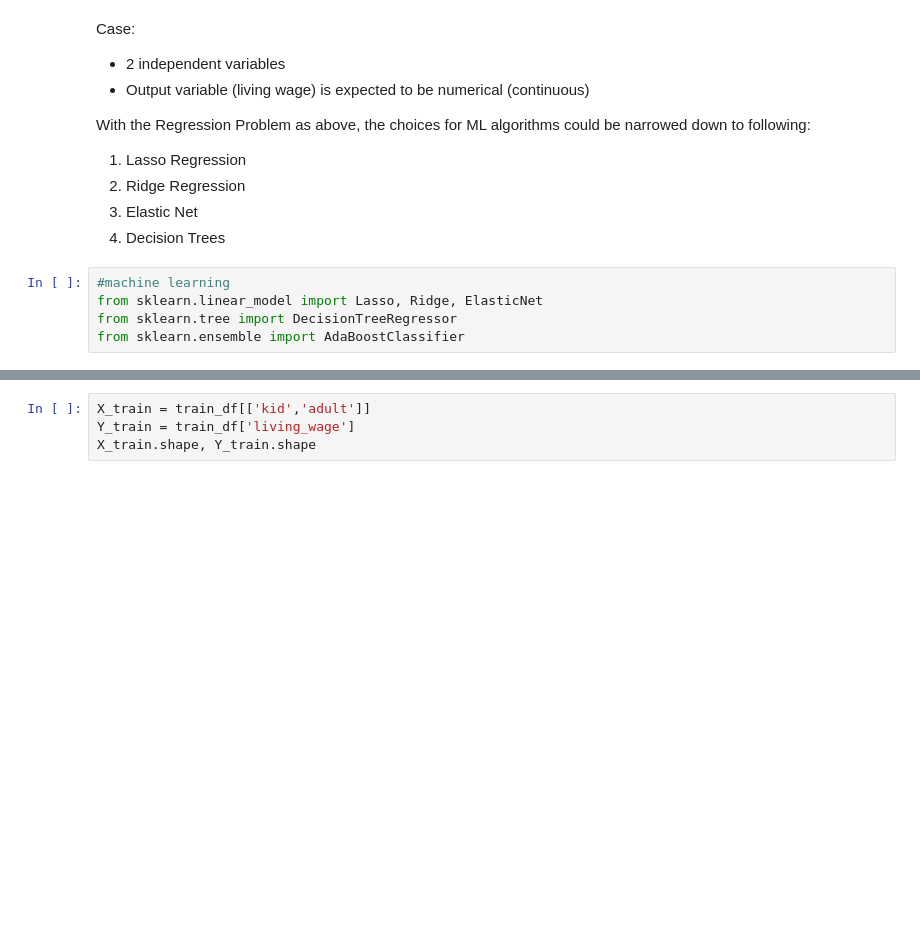
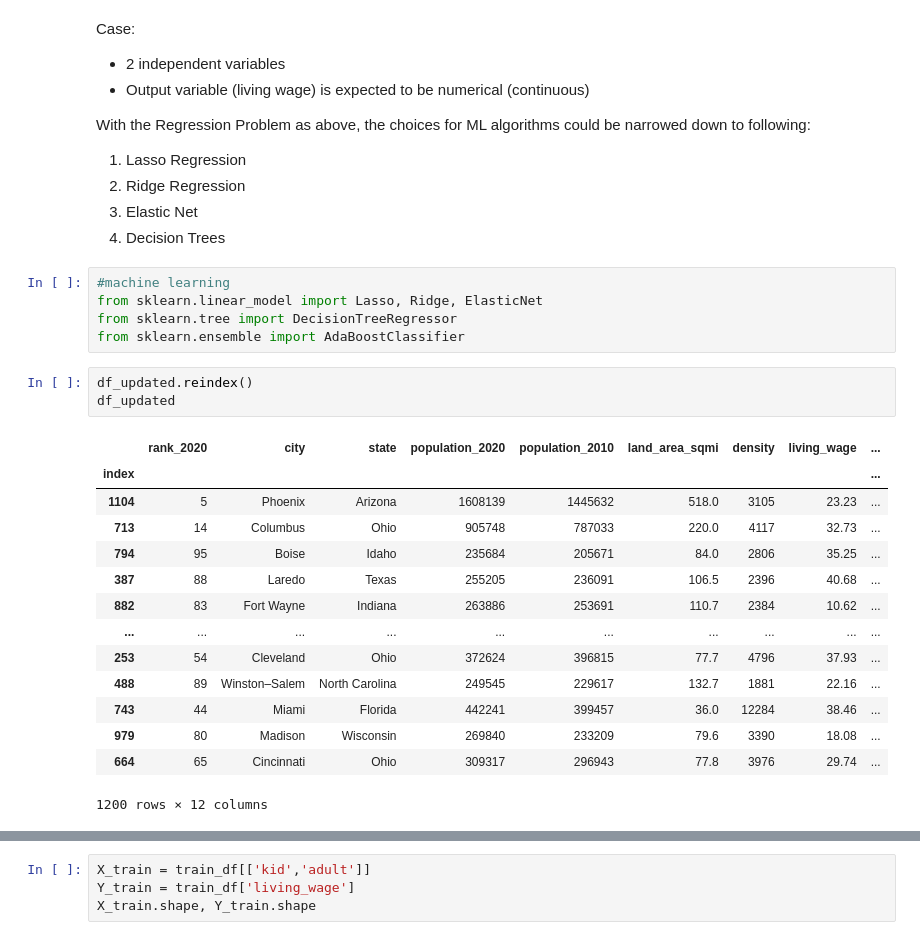
Before and after one commit to suehuynh/US-living-wage, a Jupyter notebook: 20220418_Livingwage_US100.ipynb, the cells around one changed output, grey strips where cells are left out. Cells and saved outputs as stored; diff of their text form; blank space fills up the shorter version.

```diff
--- a/20220418_Livingwage_US100.ipynb
+++ b/20220418_Livingwage_US100.ipynb
@@ -927,6 +998,24 @@ With the Regression Problem as above, the choices for ML algorithms could be nar
 from sklearn.linear_model import Lasso, Ridge, ElasticNet
 from sklearn.tree import DecisionTreeRegressor
 from sklearn.ensemble import AdaBoostClassifier
+# %%
+df_updated.reindex()
+df_updated
+# %% [output]
+|  | rank_2020 | city | state | population_2020 | population_2010 | land_area_sqmi | density | living_wage | ... |
+| index |  |  |  |  |  |  |  |  | ... |
+| 1104 | 5 | Phoenix | Arizona | 1608139 | 1445632 | 518.0 | 3105 | 23.23 | ... |
+| 713 | 14 | Columbus | Ohio | 905748 | 787033 | 220.0 | 4117 | 32.73 | ... |
+| 794 | 95 | Boise | Idaho | 235684 | 205671 | 84.0 | 2806 | 35.25 | ... |
+| 387 | 88 | Laredo | Texas | 255205 | 236091 | 106.5 | 2396 | 40.68 | ... |
+| 882 | 83 | Fort Wayne | Indiana | 263886 | 253691 | 110.7 | 2384 | 10.62 | ... |
+| ... | ... | ... | ... | ... | ... | ... | ... | ... | ... |
+| 253 | 54 | Cleveland | Ohio | 372624 | 396815 | 77.7 | 4796 | 37.93 | ... |
+| 488 | 89 | Winston–Salem | North Carolina | 249545 | 229617 | 132.7 | 1881 | 22.16 | ... |
+| 743 | 44 | Miami | Florida | 442241 | 399457 | 36.0 | 12284 | 38.46 | ... |
+| 979 | 80 | Madison | Wisconsin | 269840 | 233209 | 79.6 | 3390 | 18.08 | ... |
+| 664 | 65 | Cincinnati | Ohio | 309317 | 296943 | 77.8 | 3976 | 29.74 | ... |
+1200 rows × 12 columns
 # %%
 #shuffle dataframe
 df_updated = df_updated.sample(frac=1)
```
Also changed, not shown: parts of 63 cells of this notebook.
